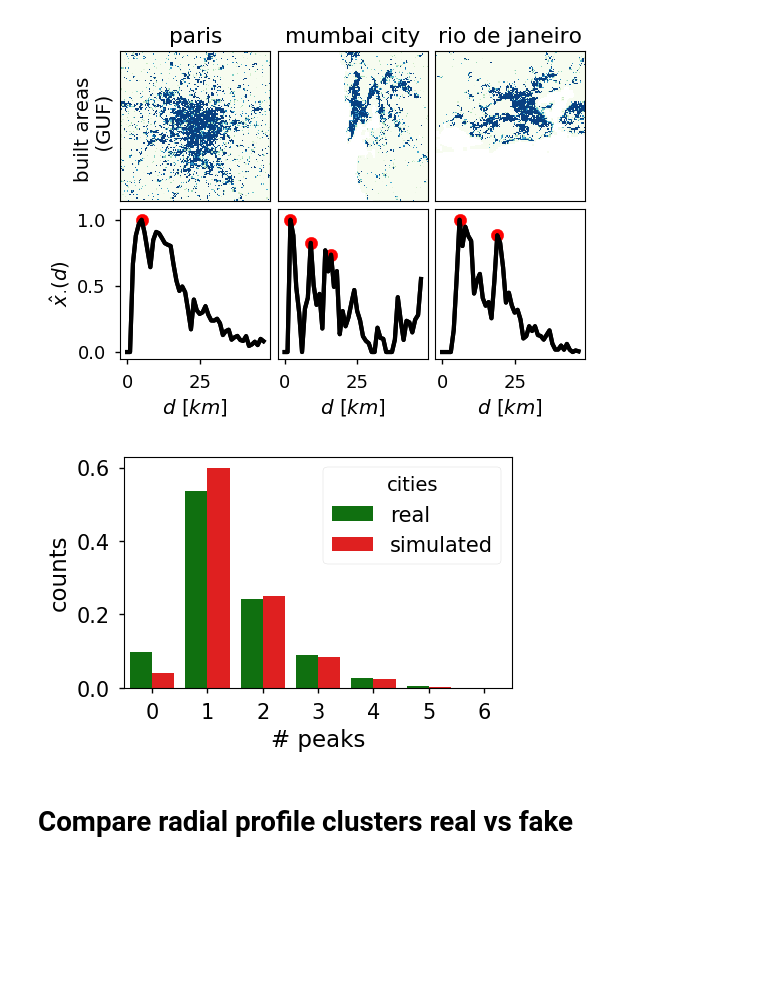
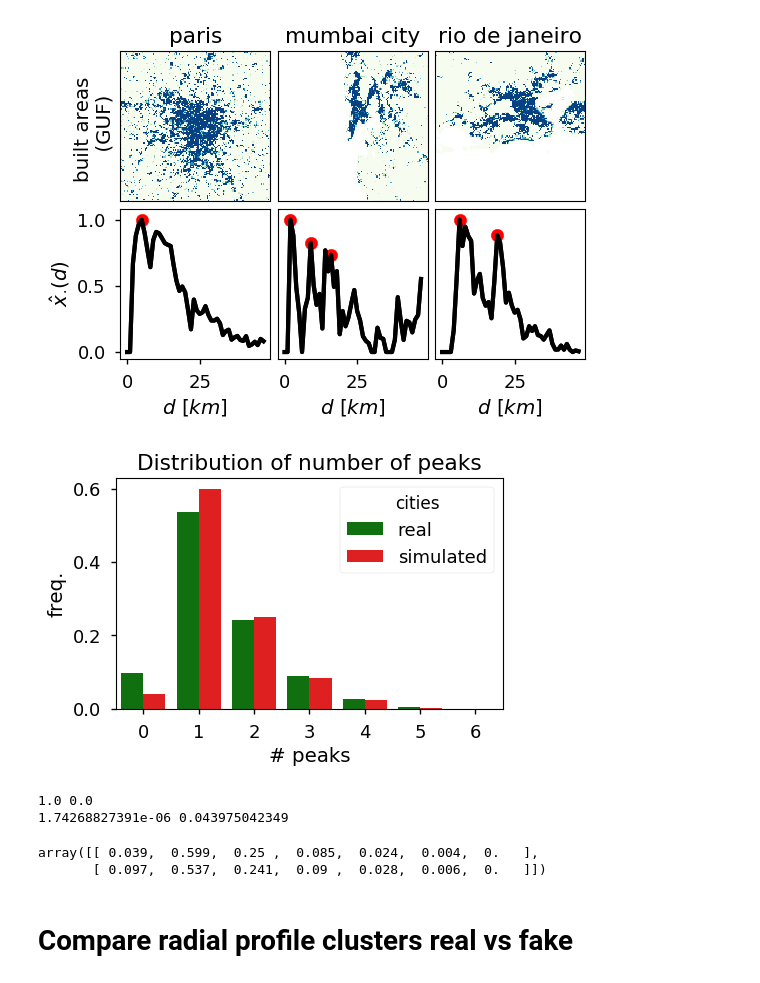
Before and after one commit to adrianalbert/citygan, a Jupyter notebook: experiments/DCGAN generator validation - built areas.ipynb, the cells around one changed output. Drawn from its saved outputs; the diff is of its cells as text; code cells hidden in the pictures; blank space fills up the shorter version.

Commit message:
updated figure 3

```diff
--- a/experiments/DCGAN generator validation - built areas.ipynb
+++ b/experiments/DCGAN generator validation - built areas.ipynb
@@ -518,24 +518,45 @@ fig.savefig('../figures/example_profiles_peaks.pdf',
 # %%
 peaks_bld_real = find_nr_peaks(Xbld_hat, theta=0.6, xi=6)
 peaks_bld_fake = find_nr_peaks(Xbld_hat_fake, theta=0.6, xi=6)
 
 peaks_df = pd.DataFrame(peaks_bld_real + peaks_bld_fake, columns=["peaks"])
 peaks_df['cities'] = 'simulated'
 peaks_df['cities'][:len(peaks_bld_real)] = 'real'
 
 peaks_freq = peaks_df.groupby("cities").apply(lambda x: x['peaks'].value_counts()/float(len(x)))
 peaks_freq = pd.DataFrame(peaks_freq.reset_index())
 peaks_freq.columns = ["cities", "peaks", "freq"]
 
 fig, ax = plt.subplots(figsize=(5,3))
 sns.barplot(ax=ax, data=peaks_freq,
               x="peaks", y="freq", hue="cities", palette=["green", "red"])
 ax.set_xlabel("# peaks")
-ax.set_ylabel("counts")
+ax.set_ylabel("freq.")
+ax.set_title("Distribution of number of peaks")
 fig.savefig('../figures/peaks_real_vs_fake.pdf',
             format='pdf', dpi=1200, bbox_inches='tight')
 # %% [output]
-[figure, old version]
+[figure, new version]
+# %%
+from scipy.stats import chisquare
+freq_peak_real = pd.Series(peaks_bld_real).value_counts()/float(len(peaks_bld_real))
+freq_peak_real = freq_peak_real.sort_index()
+freq_peak_fake = pd.Series(peaks_bld_fake).value_counts()/float(len(peaks_bld_fake))
+freq_peak_fake = freq_peak_fake.sort_index()
+
+chisq = chisquare([0.1,0.6, 0.3], [0.1,0.6, 0.3], ddof=0)
+print chisq.pvalue, chisq.statistic
+
+chisq = chisquare(freq_peak_fake.values, freq_peak_real.values, ddof=0)
+print 1-chisq.pvalue, chisq.statistic
+# %% [output]
+1.0 0.0
+1.74268827391e-06 0.043975042349
+# %%
+np.vstack([freq_peak_fake, freq_peak_real]).round(3)
+# %% [output]
+array([[ 0.039,  0.599,  0.25 ,  0.085,  0.024,  0.004,  0.   ],
+       [ 0.097,  0.537,  0.241,  0.09 ,  0.028,  0.006,  0.   ]])
 # %% [markdown]
 # Compare radial profile clusters real vs fake
 # %% [markdown]
```
Also changed, not shown: 1 other file.
